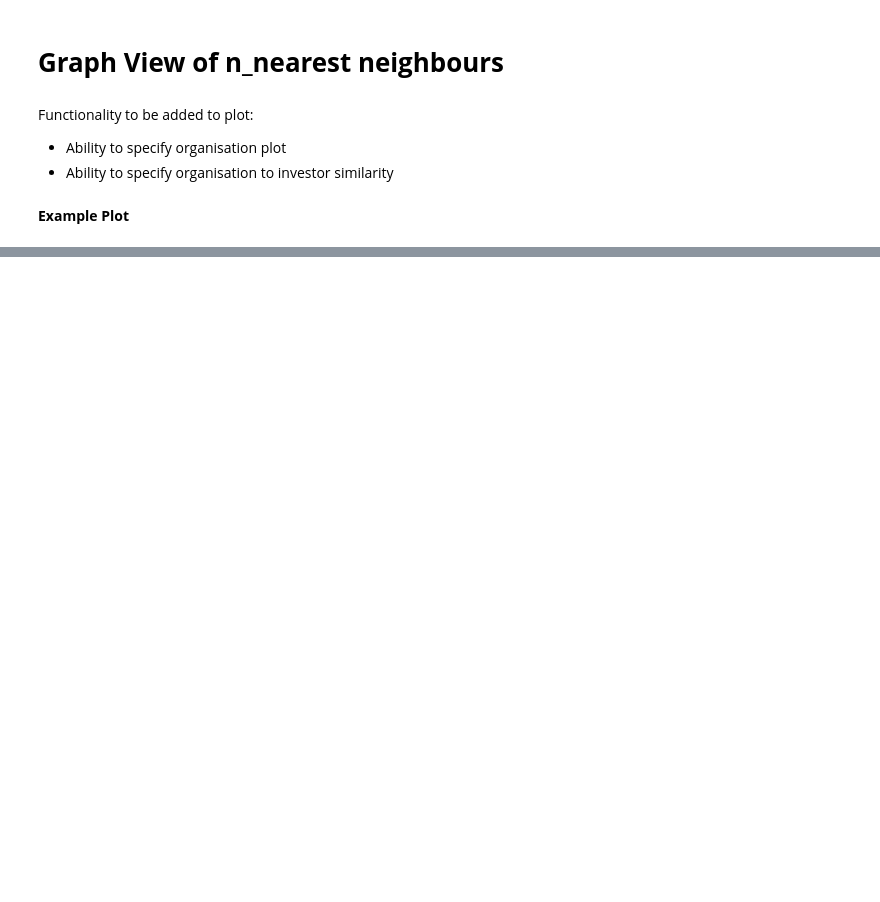
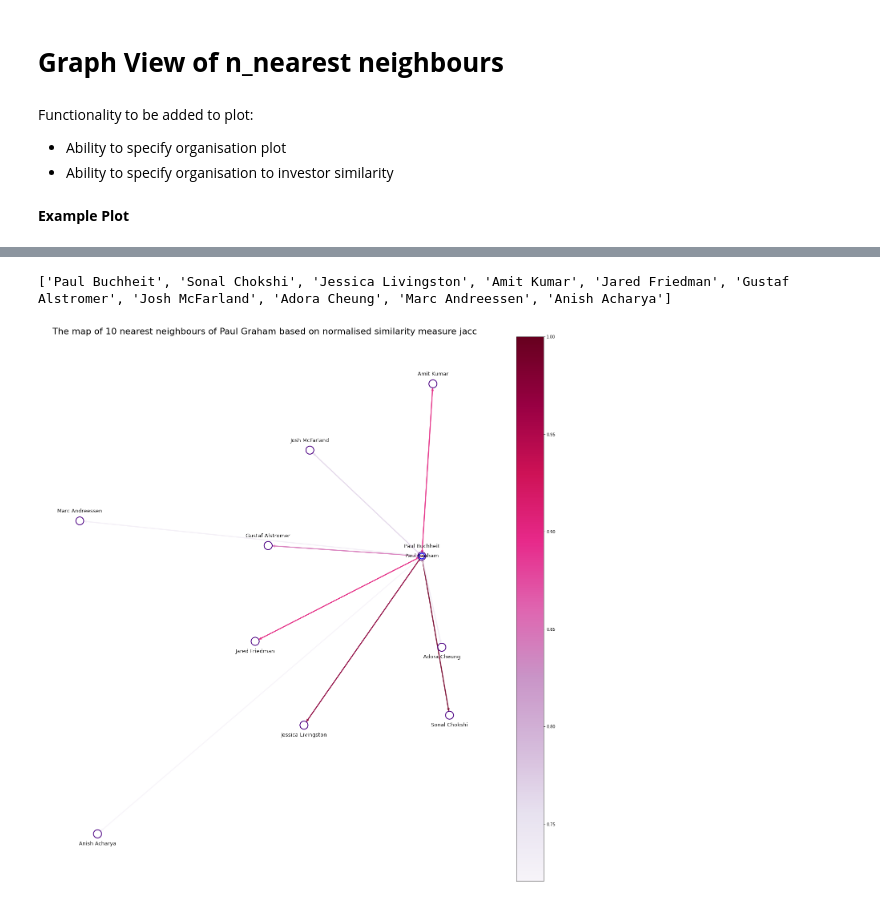
Before and after one commit to chloe-cyc/Vela_Midas, a Jupyter notebook: Vela_Twitter_Midas.ipynb, the cells around one changed output, grey strips where cells are left out. Saved outputs shown, nothing was run; the diff lists cells and outputs as text; code cells hidden in the pictures; blank space fills up the shorter version.

```diff
--- a/Vela_Twitter_Midas.ipynb
+++ b/Vela_Twitter_Midas.ipynb
@@ -480,0 +508,5 @@ A_dist = plot_n_nearest_neighbours("Matt Miller", similarity = ("jacc"), min_no_
+# %%
+A_dist = plot_n_nearest_neighbours("Paul Graham", similarity = ("jacc"), min_no_total_likes = 500, min_user_likes = 0, n=10)
+# %% [output]
+['Paul Buchheit', 'Sonal Chokshi', 'Jessica Livingston', 'Amit Kumar', 'Jared Friedman', 'Gustaf Alstromer', 'Josh McFarland', 'Adora Cheung', 'Marc Andreessen', 'Anish Acharya']
+[figure, added]
```
Also changed, not shown: parts of 9 cells of this notebook.
